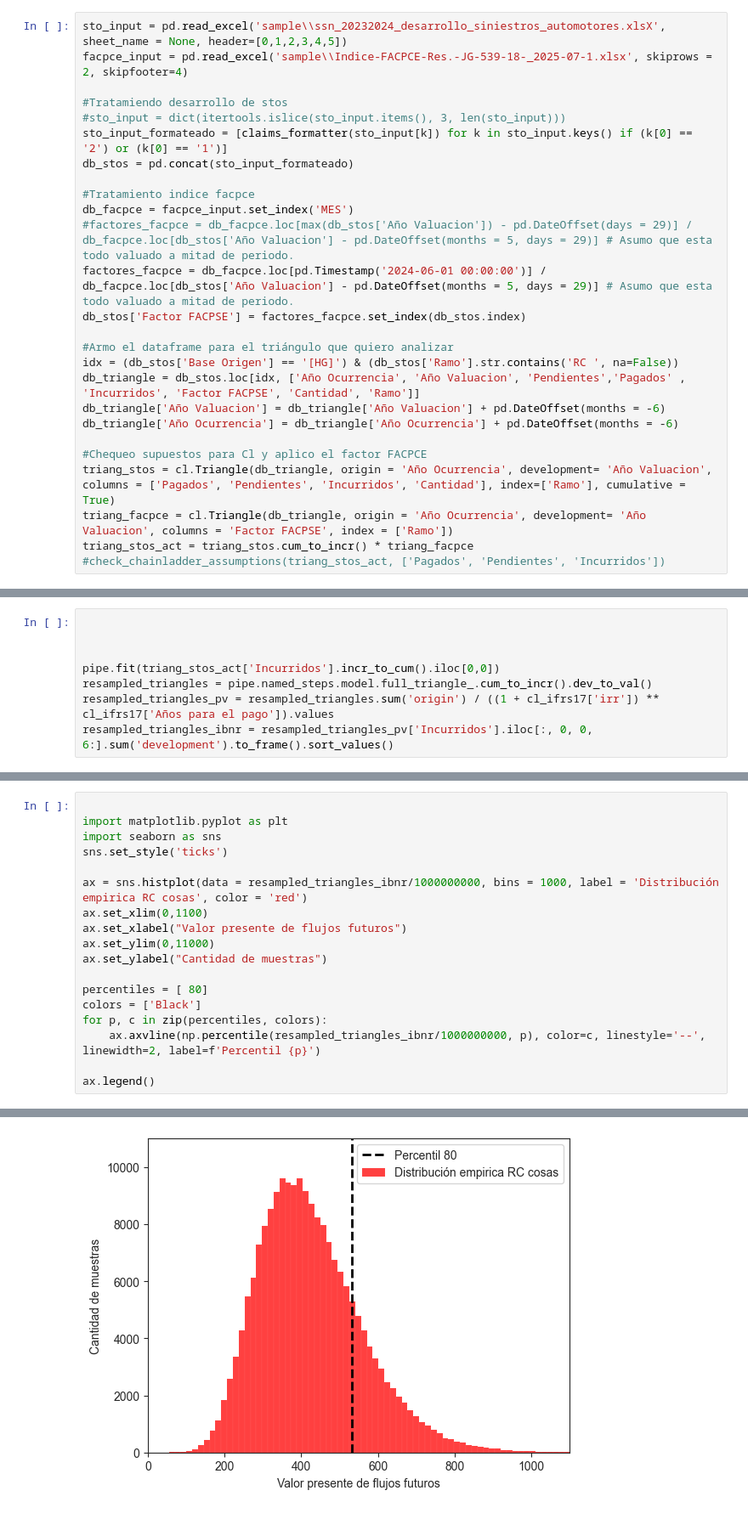
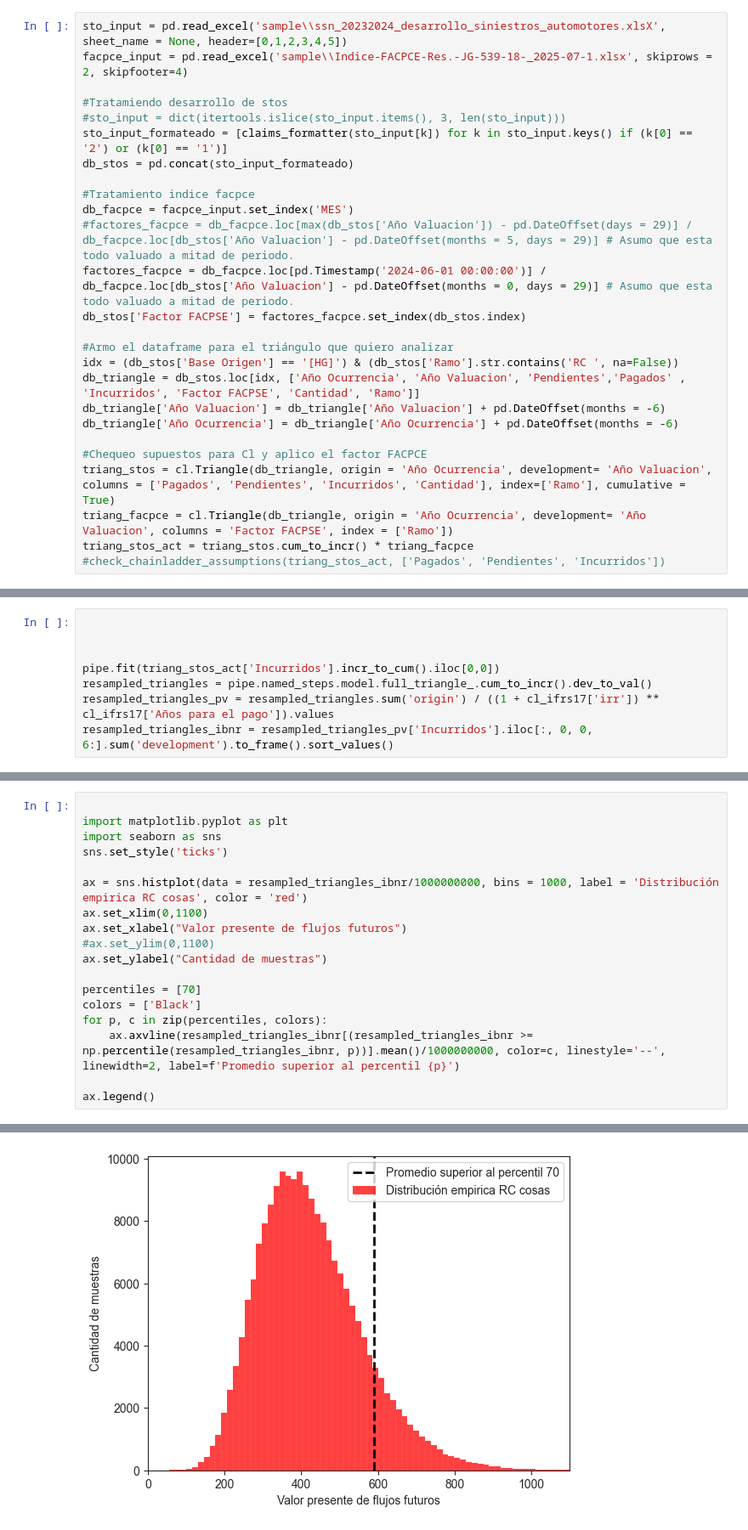
Before and after one commit to AlexDBurs/IBNR-NIIF-17, a Jupyter notebook: ibnr_main.ipynb, the cells around one changed output, grey strips where cells are left out. Shown at 85% size. Cells and saved outputs as stored; diff of their text form.

```diff
--- a/ibnr_main.ipynb
+++ b/ibnr_main.ipynb
@@ -79,7 +87,7 @@ db_stos = pd.concat(sto_input_formateado)
 #Tratamiento indice facpce
 db_facpce = facpce_input.set_index('MES')
 #factores_facpce = db_facpce.loc[max(db_stos['Año Valuacion']) - pd.DateOffset(days = 29)] / db_facpce.loc[db_stos['Año Valuacion'] - pd.DateOffset(months = 5, days = 29)] # Asumo que esta todo valuado a mitad de periodo.
-factores_facpce = db_facpce.loc[pd.Timestamp('2024-06-01 00:00:00')] / db_facpce.loc[db_stos['Año Valuacion'] - pd.DateOffset(months = 5, days = 29)] # Asumo que esta todo valuado a mitad de periodo.
+factores_facpce = db_facpce.loc[pd.Timestamp('2024-06-01 00:00:00')] / db_facpce.loc[db_stos['Año Valuacion'] - pd.DateOffset(months = 0, days = 29)] # Asumo que esta todo valuado a mitad de periodo.
 db_stos['Factor FACPSE'] = factores_facpce.set_index(db_stos.index)
 
 #Armo el dataframe para el triángulo que quiero analizar
@@ -280,21 +287,21 @@ resampled_triangles_ibnr = resampled_triangles_pv['Incurridos'].iloc[:, 0, 0, 6:
 # %%
 
 import matplotlib.pyplot as plt
 import seaborn as sns
 sns.set_style('ticks')
 
 ax = sns.histplot(data = resampled_triangles_ibnr/1000000000, bins = 1000, label = 'Distribución empirica RC cosas', color = 'red')
 ax.set_xlim(0,1100)
 ax.set_xlabel("Valor presente de flujos futuros")
-ax.set_ylim(0,11000)
+#ax.set_ylim(0,1100)
 ax.set_ylabel("Cantidad de muestras")
 
-percentiles = [ 80]
+percentiles = [70]
 colors = ['Black']
 for p, c in zip(percentiles, colors):
-    ax.axvline(np.percentile(resampled_triangles_ibnr/1000000000, p), color=c, linestyle='--', linewidth=2, label=f'Percentil {p}')
+    ax.axvline(resampled_triangles_ibnr[(resampled_triangles_ibnr >= np.percentile(resampled_triangles_ibnr, p))].mean()/1000000000, color=c, linestyle='--', linewidth=2, label=f'Promedio superior al percentil {p}')
 
 ax.legend()
 # %% [output]
 <matplotlib.legend.Legend at 0x...>
-[figure, old version]
+[figure, new version]
```
Also changed, not shown: parts of 13 cells of this notebook, 9 other files.
